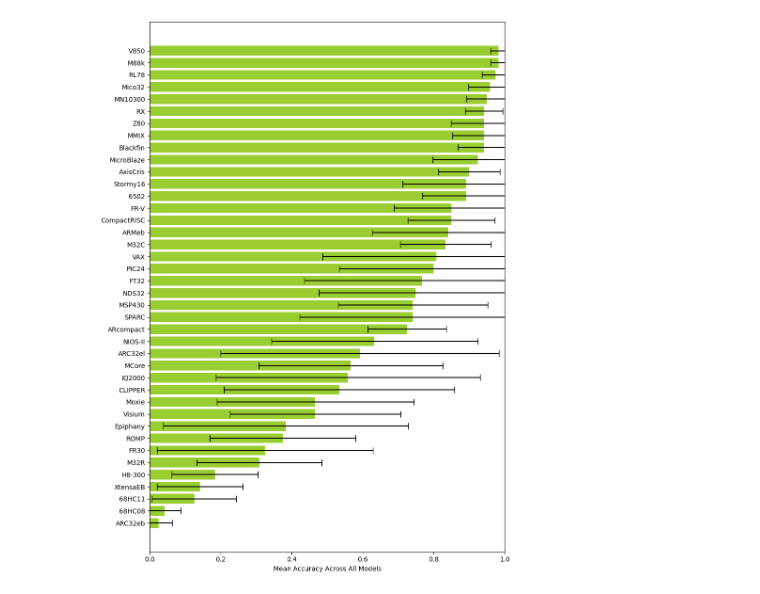
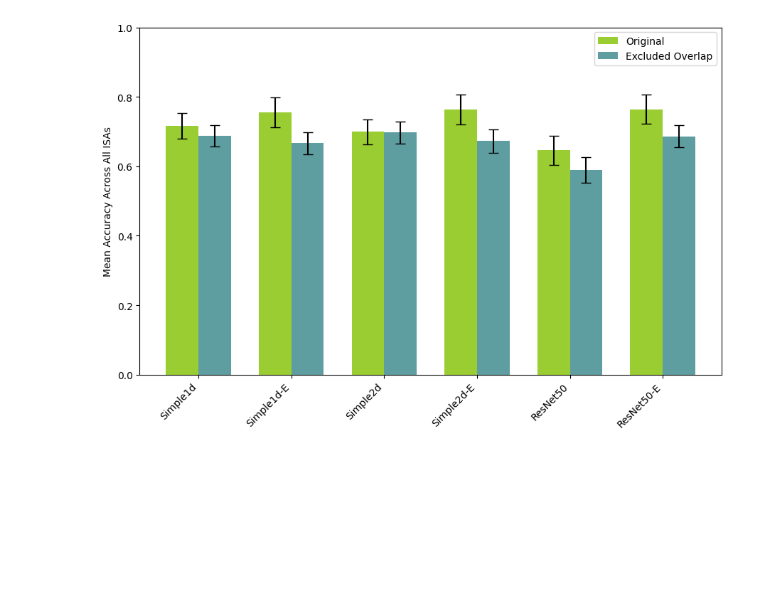
Before and after one commit to mikkelsvartveit/thesis, a Jupyter notebook: masterproject/code/src/analysis/barchart-cpurec-exclude-overlap.ipynb, the cells around one changed output. Saved outputs shown, nothing was run; the diff lists cells and outputs as text; code cells hidden in the pictures; blank space fills up the shorter version.

Commit message:
Change to grouped bar charts for comparing with excluded overlap

```diff
--- a/masterproject/code/src/analysis/barchart-cpurec-exclude-overlap.ipynb
+++ b/masterproject/code/src/analysis/barchart-cpurec-exclude-overlap.ipynb
@@ -82,6 +82,7 @@ for target_feature in target_features:
         samples_per_run = int(df["total_samples_count"].iloc[0])
 
         accuracies = []
+        total_instance_count = 0
         for _, row in df.iterrows():
             arch_weighted_accuracies = []
             total_instance_count = 0
@@ -97,10 +98,20 @@ for target_feature in target_features:
             accuracies.append(np.sum(arch_weighted_accuracies) / total_instance_count)
 
         model_mean, model_conf_95, _, _ = calculate_confidence_interval(
-            accuracies=accuracies, n_samples=samples_per_run, confidence=0.95
+            accuracies=accuracies, n_samples=total_instance_count, confidence=0.95
         )
 
-        model_results[model_name] = (model_mean, model_conf_95)
+        original_accuracies = df["test_accuracy"].tolist()
+        original_mean, original_conf_95, _, _ = calculate_confidence_interval(
+            accuracies=original_accuracies, n_samples=samples_per_run, confidence=0.95
+        )
+
+        model_results[model_name] = (
+            model_mean,
+            model_conf_95,
+            original_mean,
+            original_conf_95,
+        )
 
         # Collect per-architecture results
         for arch_col in arch_columns:
@@ -114,71 +125,51 @@ for target_feature in target_features:
             if not math.isnan(arch_mean):
                 arch_model_results[arch][model_name] = (arch_mean, arch_std)
 
-    # Calculate mean accuracy across models for each architecture
-    arch_means = {}
-    for arch in all_architectures:
-        values = []
-        for model in model_names:
-            if arch in arch_model_results and model in arch_model_results[arch]:
-                values.append(arch_model_results[arch][model][0])
-        if values:  # Only calculate if we have values
-            arch_means[arch] = np.mean(values)
-
-    # Sort architectures by mean accuracy (ascending)
-    sorted_architectures = sorted(
-        arch_means.keys(), key=lambda x: arch_means[x], reverse=False
-    )
-
-    # Create horizontal bar chart aggregated by architecture
-    plt.figure(figsize=(9, 12))
-    arch_means_list = []
-    arch_stds_list = []
-
-    for arch in sorted_architectures:
-        arch_values = []
-        for model in model_names:
-            if arch in arch_model_results and model in arch_model_results[arch]:
-                arch_values.append(arch_model_results[arch][model][0])
-        if arch_values:  # Only calculate if we have values
-            arch_means_list.append(np.mean(arch_values))
-            arch_stds_list.append(np.std(arch_values))
-
-    bars = plt.barh(
-        range(len(sorted_architectures)),
-        arch_means_list,
-        xerr=arch_stds_list,
-        capsize=5,
-        color="yellowgreen",
-    )
-    plt.yticks(range(len(sorted_architectures)), sorted_architectures)
-    plt.xlabel("Mean Accuracy Across All Models")
-    plt.xlim(0, 1)
-    plt.tight_layout()
-    # plt.savefig(
-    #     f"output/cpurec-{target_feature.replace('_', '').lower()}-by-isa-exclude-overlap.svg"
-    # )
-
     # Create bar chart aggregated by model
     plt.figure(figsize=(9, 6))
     model_means = []
     model_conf_95s = []
+    model_original_means = []
+    model_original_conf_95s = []
 
     for model in model_names:
-        mean, conf_95 = model_results[model]
+        mean, conf_95, original_mean, original_conf_95 = model_results[model]
         model_means.append(mean)
         model_conf_95s.append(conf_95)
+        model_original_means.append(original_mean)
+        model_original_conf_95s.append(original_conf_95)
         print(f"{model}: {mean:.3f} ± {conf_95:.3f}")
+        print(f"Original {model}: {original_mean:.3f} ± {original_conf_95:.3f}")
 
     xticks = [model.replace("Embedding", "-E") for model in model_names]
 
-    bars = plt.bar(
-        range(len(model_names)),
+    x = np.arange(len(model_names))
+    width = 0.35
+
+    fig, ax = plt.subplots(figsize=(9, 6))
+    rects1 = ax.bar(
+        x - width / 2,
+        model_original_means,
+        width,
+        yerr=model_original_conf_95s,
+        capsize=5,
+        label="Original",
+        color="yellowgreen",
+    )
+    rects2 = ax.bar(
+        x + width / 2,
         model_means,
+        width,
         yerr=model_conf_95s,
         capsize=5,
-        color="yellowgreen",
+        label="Excluded Overlap",
+        color="cadetblue",
     )
-    plt.xticks(range(len(model_names)), xticks, rotation=45)
+
+    ax.set_xticks(x)
+    ax.set_xticklabels(xticks, rotation=45, ha="right")
+    ax.legend()
+
     plt.ylabel("Mean Accuracy Across All ISAs")
     plt.ylim(0, 1)
     plt.tight_layout()
@@ -201 +198 @@ ResNet50Embedding: 0.418 ± 0.032
-[figure, old version]
+[figure, new version]
```
Also changed, not shown: parts of 1 cell of this notebook, 10 other files.
